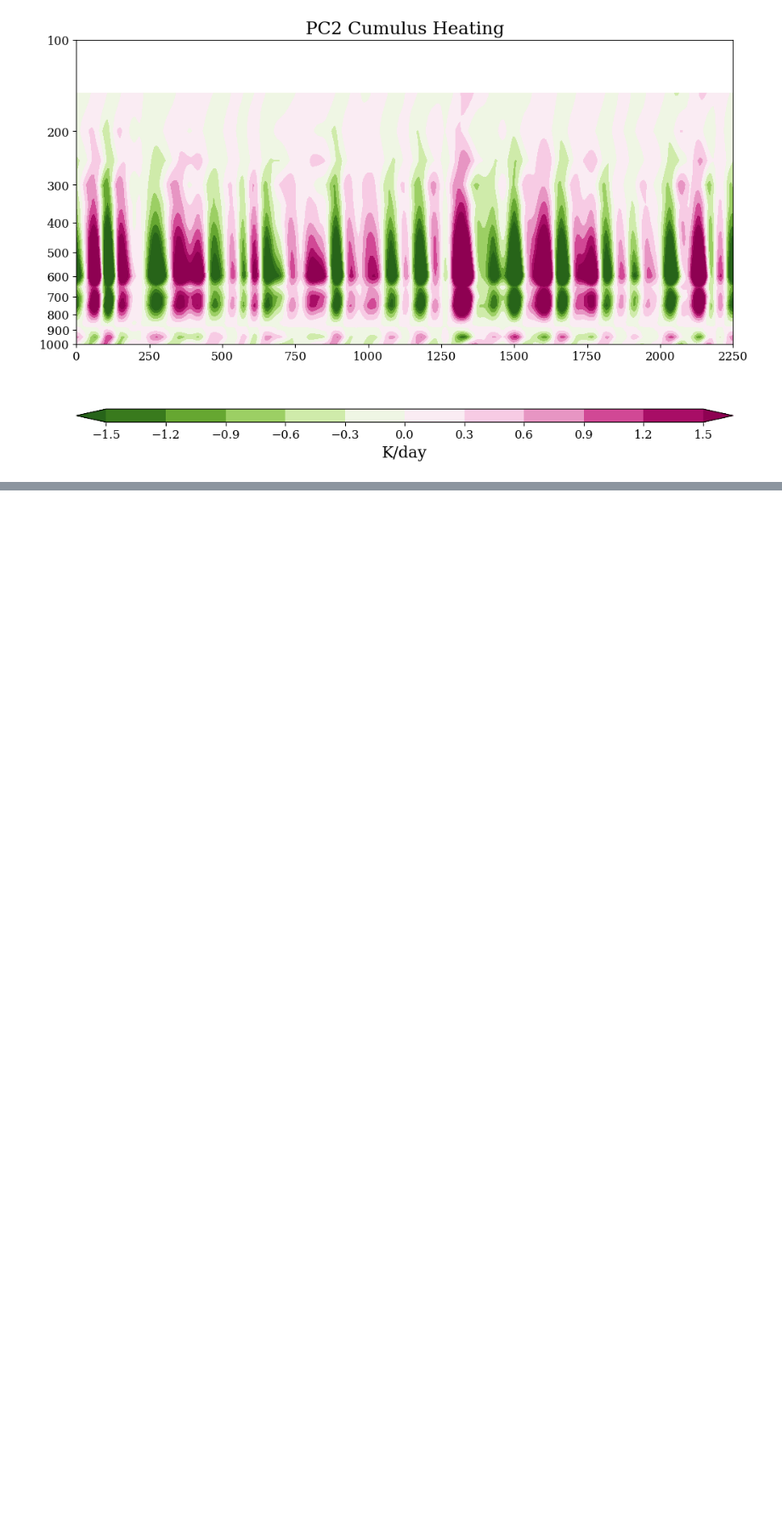
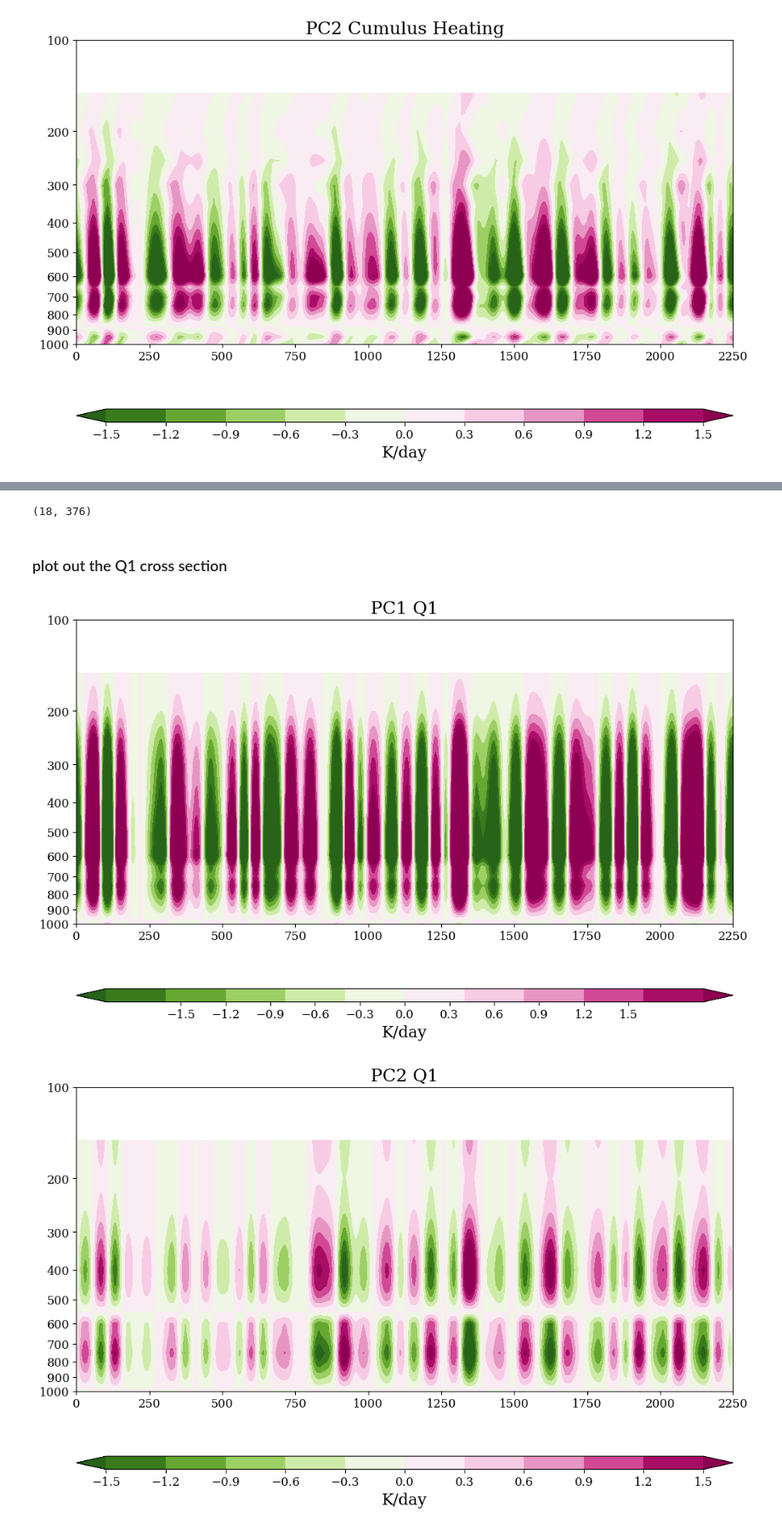
Before and after one commit to JOsephKan/2024_Research, a Jupyter notebook: MPAS/LRF/MPAS_composite.ipynb, the cells around one changed output, grey strips where cells are left out. Shown at 85% size. Drawn from its saved outputs; the diff is of its cells as text; code cells hidden in the pictures; blank space fills up the shorter version.

```diff
--- a/MPAS/LRF/MPAS_composite.ipynb
+++ b/MPAS/LRF/MPAS_composite.ipynb
@@ -285,0 +301,44 @@ plt.show()
+# %%
+q1_pc1_struct = eof1.reshape((-1, 1)) @ Recon['pc1']['q1'][:, lon_ref].reshape((1, -1))
+q1_pc2_struct = eof2.reshape((-1, 1)) @ Recon['pc2']['q1'][:, lon_ref].reshape((1, -1))
+
+print(q1_pc1_struct.shape)
+# %% [output]
+(18, 376)
+# %% [markdown]
+### plot out the Q1 cross section
+# %%
+plt.figure(figsize=(12, 8))
+plt.contourf(
+    time, lev, q1_pc1_struct,
+    levels=np.linspace(-2, 2, 11),
+    cmap='PiYG_r', extend='both'
+    )
+plt.yscale('log')
+plt.xticks(np.linspace(np.min(time), np.max(time), 10), np.linspace(0, np.max(time)-np.min(time), 10).astype(int))
+plt.yticks(np.linspace(1000, 100, 10), np.linspace(1000, 100, 10).astype(int))
+plt.xlim(np.min(time), np.max(time))
+plt.ylim(1000, 100)
+plt.title('PC1 Q1')
+cbar = plt.colorbar(orientation='horizontal', aspect=50, label='K/day')
+cbar.set_ticks(np.linspace(-1.5, 1.5, 11))
+plt.show()
+
+plt.figure(figsize=(12, 8))
+plt.contourf(
+    time, lev,q1_pc2_struct,
+    levels=np.linspace(-1.5, 1.5, 11),
+    cmap='PiYG_r', extend='both'
+    )
+plt.yscale('log')
+plt.xticks(np.linspace(np.min(time), np.max(time), 10), np.linspace(0, np.max(time)-np.min(time), 10).astype(int))
+plt.yticks(np.linspace(1000, 100, 10), np.linspace(1000, 100, 10).astype(int))
+plt.xlim(np.min(time), np.max(time))
+plt.ylim(1000, 100)
+plt.title('PC2 Q1')
+cbar = plt.colorbar(orientation='horizontal', aspect=50, label='K/day')
+cbar.set_ticks(np.linspace(-1.5, 1.5, 11))
+plt.show()
+# %% [output]
+[figure, added]
+[figure, added]
```
Also changed, not shown: parts of 4 cells of this notebook, 7 other files.
